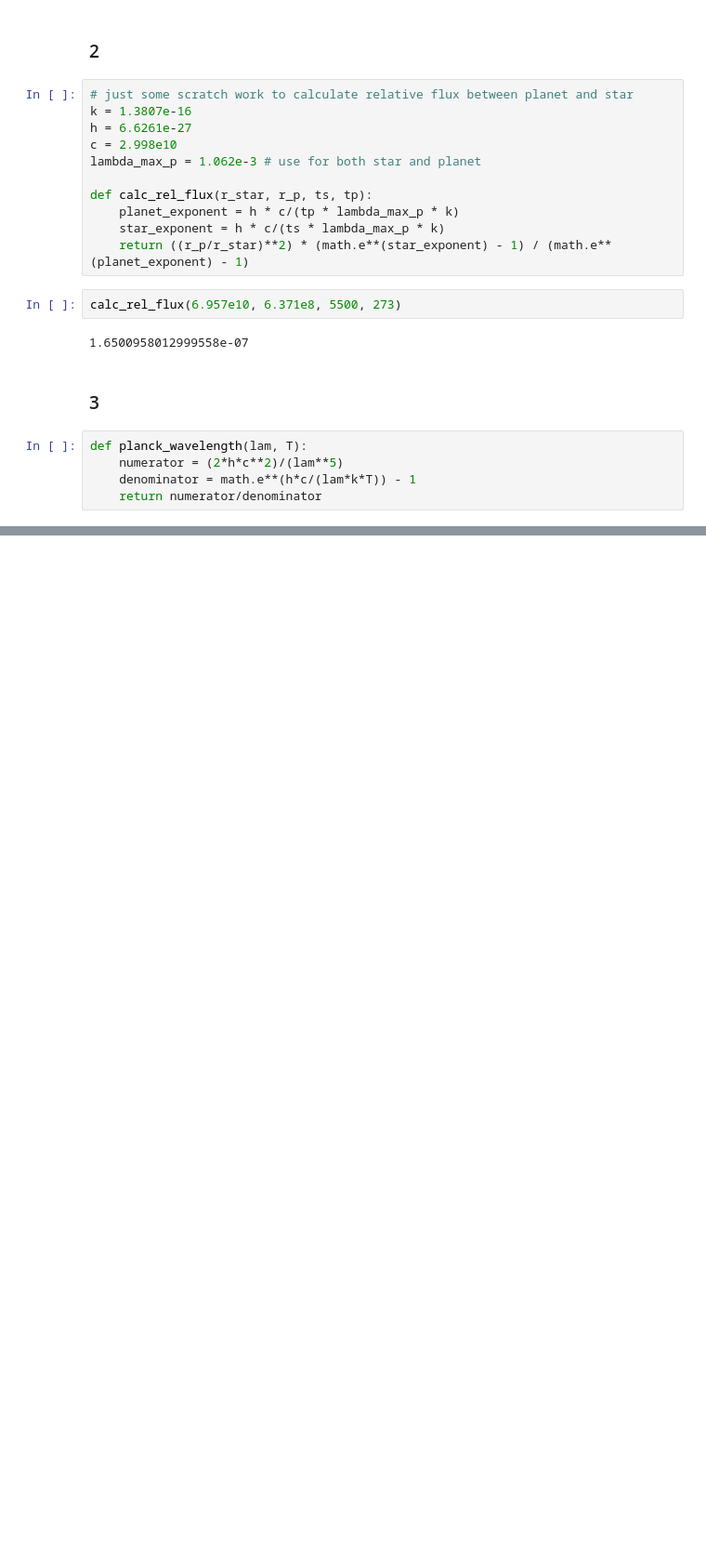
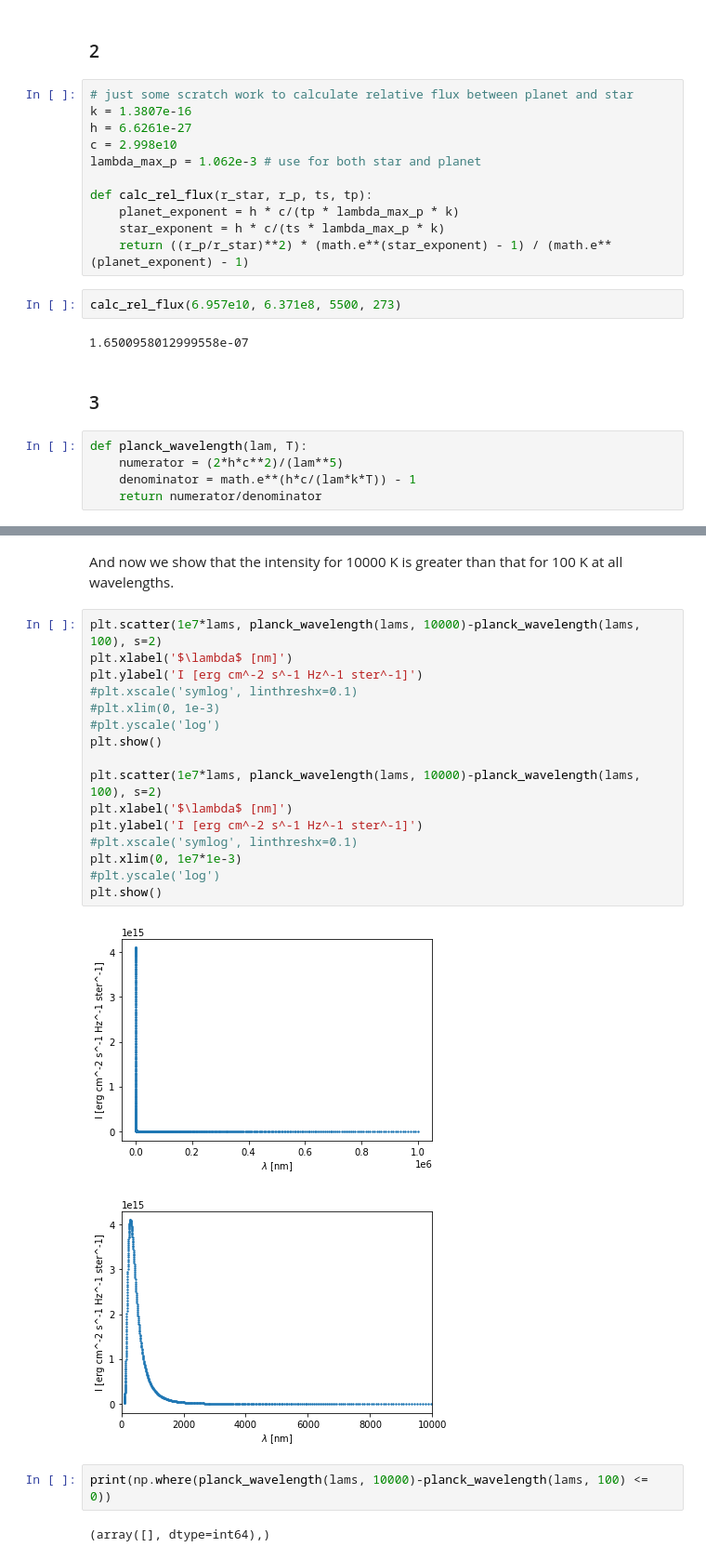
Before and after one commit to cl3425/uf-class-repo, a Jupyter notebook: radiative-processes/hw1.ipynb, the cells around one changed output, grey strips where cells are left out. Shown at 93% size. Saved outputs shown, nothing was run; the diff lists cells and outputs as text; blank space fills up the shorter version.

```diff
--- a/radiative-processes/hw1.ipynb
+++ b/radiative-processes/hw1.ipynb
@@ -48,0 +67,25 @@ plt.show()
+# %% [markdown]
+And now we show that the intensity for 10000 K is greater than that for 100 K at all wavelengths.
+# %%
+plt.scatter(1e7*lams, planck_wavelength(lams, 10000)-planck_wavelength(lams, 100), s=2)
+plt.xlabel('$\lambda$ [nm]')
+plt.ylabel('I [erg cm^-2 s^-1 Hz^-1 ster^-1]')
+#plt.xscale('symlog', linthreshx=0.1)
+#plt.xlim(0, 1e-3)
+#plt.yscale('log')
+plt.show()
+
+plt.scatter(1e7*lams, planck_wavelength(lams, 10000)-planck_wavelength(lams, 100), s=2)
+plt.xlabel('$\lambda$ [nm]')
+plt.ylabel('I [erg cm^-2 s^-1 Hz^-1 ster^-1]')
+#plt.xscale('symlog', linthreshx=0.1)
+plt.xlim(0, 1e7*1e-3)
+#plt.yscale('log')
+plt.show()
+# %% [output]
+[figure, added]
+[figure, added]
+# %%
+print(np.where(planck_wavelength(lams, 10000)-planck_wavelength(lams, 100) <= 0))
+# %% [output]
+(array([], dtype=int64),)
```
Also changed, not shown: parts of 6 cells of this notebook.
